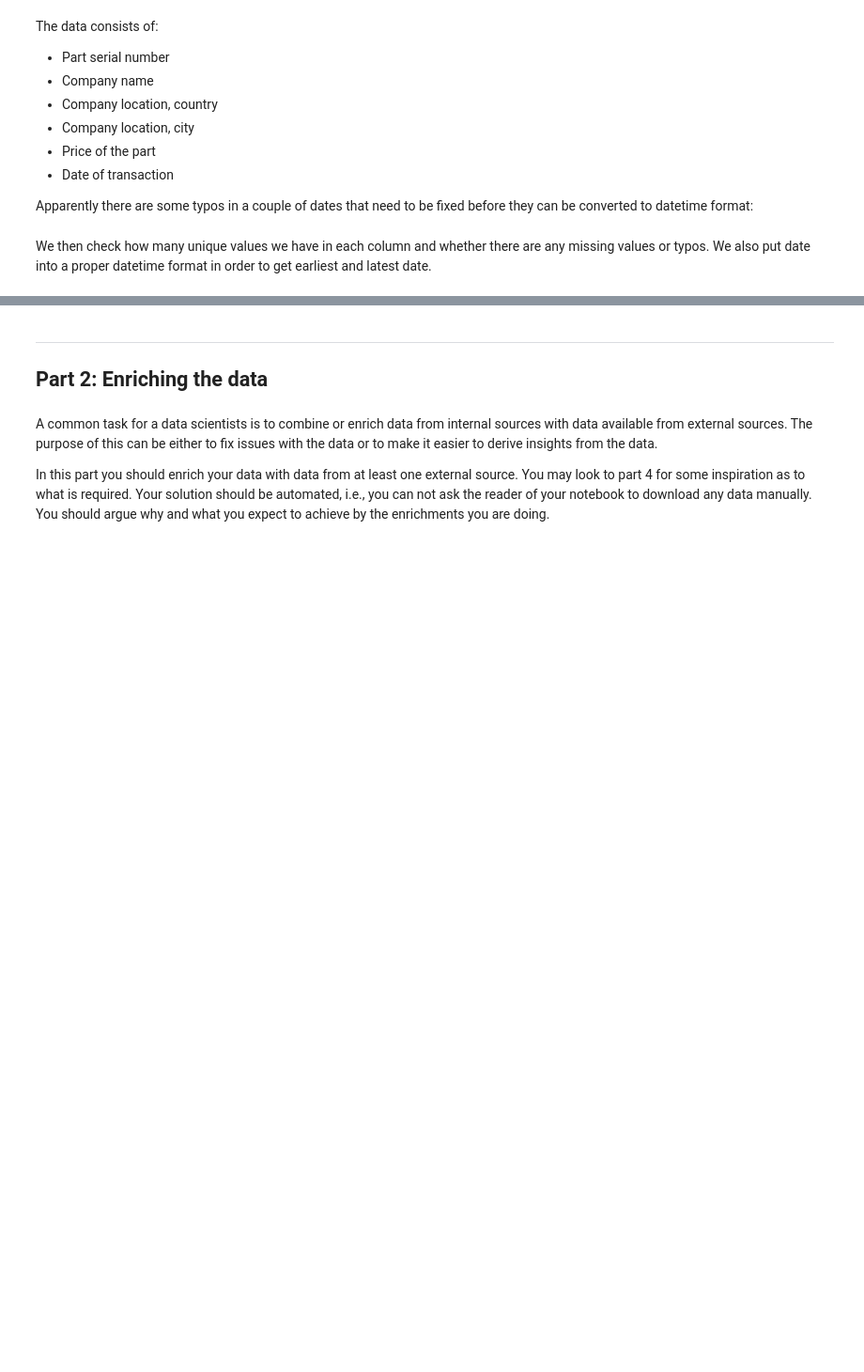
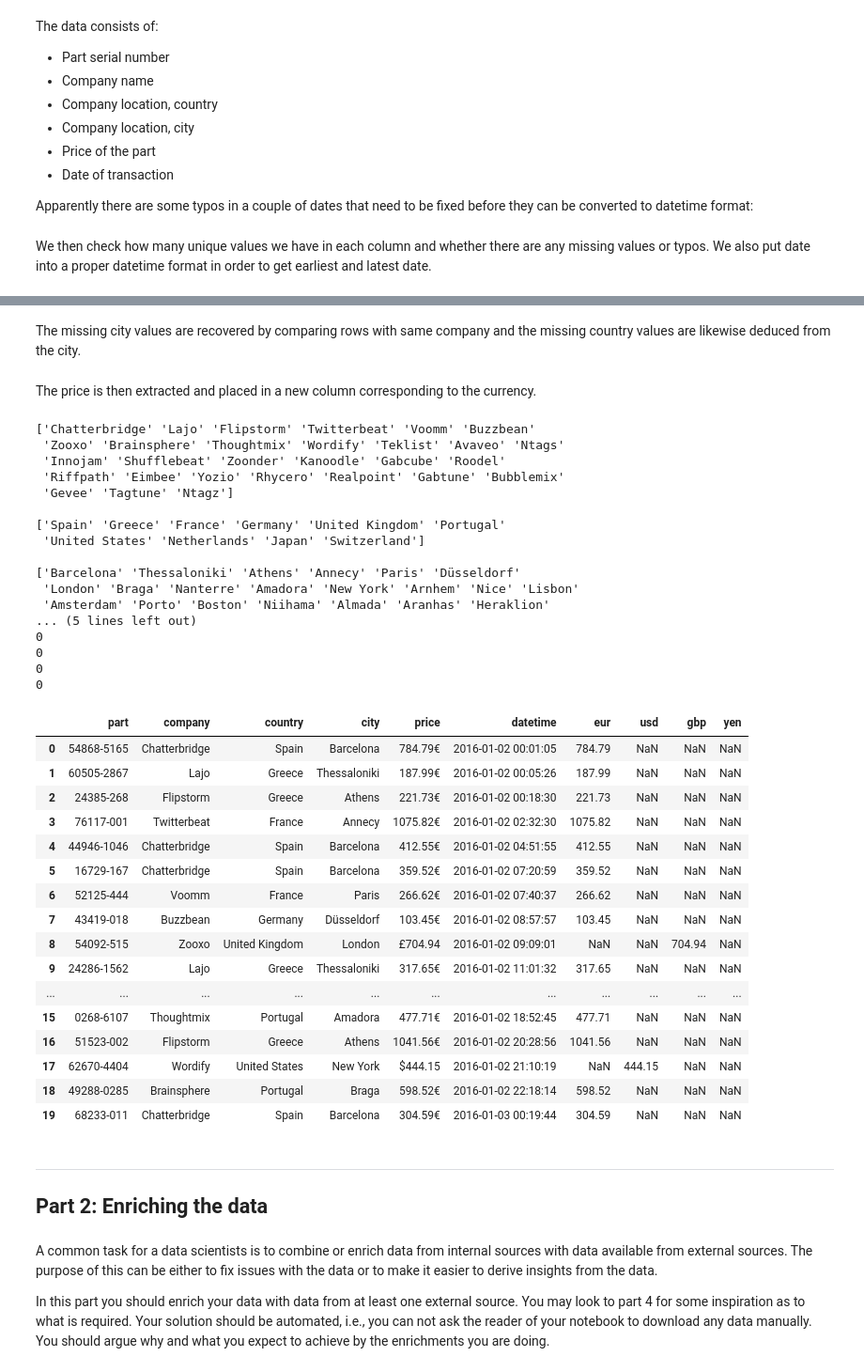
Before and after one commit to grimurz/project1, a Jupyter notebook: Project 1 - Customer Database.ipynb, the cells around one changed output, grey strips where cells are left out. Shown: that part at 94% size. Saved outputs shown, nothing was run; the diff lists cells and outputs as text; code cells hidden in the pictures; blank space fills up the shorter version.

```diff
--- a/Project 1 - Customer Database.ipynb
+++ b/Project 1 - Customer Database.ipynb
@@ -170,15 +164,22 @@ Lets start with fixing typos in country and city. We'll also add the correct cur
 # %%
 dfc = df # df cleaned
 
+dfc['company'] = df['company'].replace({'Laj0':'Lajo','Zooxo.':'Zooxo','Thoughtmixz':'Thoughtmix'})
 dfc['country'] = df['country'].replace({'Tyskland':'Germany', 'US':'United States', 'Portuga':'Portugal'})
 dfc['city'] = df['city'].replace({'Amadora\t':'Amadora'})
 
-print(dfc.country.unique(), '\n')
-print(dfc.city.unique(), '\n')
+dfc = dfc[dfc.company != ' -']
+dfc = dfc[dfc.company != ' a']
+dfc = dfc[dfc.company != 'aa']
+
+dfc = dfc[dfc.price != '-']
+dfc = dfc[dfc.price != 'void']
+dfc = dfc[dfc.price != 'na']
+dfc = dfc[dfc.price.isna()==False]
 
 dfc.iloc[[2414],[4]] = dfc.iloc[[2414],[4]] + '€'
 dfc.iloc[[2415],[4]] = dfc.iloc[[2415],[4]] + '€'
 dfc.iloc[[2526],[4]] = dfc.iloc[[2526],[4]] + '€'
 dfc.iloc[[2528],[4]] = dfc.iloc[[2528],[4]] + '€'
 
-#dfc[dfc['price'].str.contains("[£$¥€]")==False]
+# dfc[dfc['price'].str.contains("[£$¥€]")==False]
@@ -206,0 +186,2 @@ dfc.iloc[[2528],[4]] = dfc.iloc[[2528],[4]] + '€'
+# %% [markdown]
+The missing city values are recovered by comparing rows with same company and the missing country values are likewise deduced from the city.
@@ -206,0 +233,63 @@ dfc.iloc[[2528],[4]] = dfc.iloc[[2528],[4]] + '€'
+# %% [markdown]
+The price is then extracted and placed in a new column corresponding to the currency.
+# %%
+dfc['eur'] = np.where(dfc['price'].str.contains("€")==True, dfc['price'].map(lambda x: x.lstrip('€').rstrip('€')), None)
+dfc['usd'] = np.where(dfc['price'].str.contains("\$")==True, dfc['price'].map(lambda x: x.lstrip('$').rstrip('$')), None)
+dfc['gbp'] = np.where(dfc['price'].str.contains("£")==True, dfc['price'].map(lambda x: x.lstrip('£').rstrip('£')), None)
+dfc['yen'] = np.where(dfc['price'].str.contains("¥")==True, dfc['price'].map(lambda x: x.lstrip('¥').rstrip('¥')), None)
+
+dfc['eur'] = dfc['eur'].astype(float)
+dfc['usd'] = dfc['usd'].astype(float)
+dfc['gbp'] = dfc['gbp'].astype(float)
+dfc['yen'] = dfc['yen'].astype(float)
+
+#dfc.head(20)
+# %%
+#print(dfc.part.unique(), '\n')
+print(dfc.company.unique(), '\n')
+print(dfc.country.unique(), '\n')
+print(dfc.city.unique(), '\n')
+
+print(len(dfc[dfc.part.isna()==True]))
+print(len(dfc[dfc.company.isna()==True]))
+print(len(dfc[dfc.country.isna()==True]))
+print(len(dfc[dfc.city.isna()==True]))
+print(len(dfc[dfc.price.isna()==True]))
+print(len(dfc[dfc.datetime.isna()==True]))
+
+dfc.head(20)
+# %% [output]
+['Chatterbridge' 'Lajo' 'Flipstorm' 'Twitterbeat' 'Voomm' 'Buzzbean'
+ 'Zooxo' 'Brainsphere' 'Thoughtmix' 'Wordify' 'Teklist' 'Avaveo' 'Ntags'
+ 'Innojam' 'Shufflebeat' 'Zoonder' 'Kanoodle' 'Gabcube' 'Roodel'
+ 'Riffpath' 'Eimbee' 'Yozio' 'Rhycero' 'Realpoint' 'Gabtune' 'Bubblemix'
+ 'Gevee' 'Tagtune' 'Ntagz']
+
+['Spain' 'Greece' 'France' 'Germany' 'United Kingdom' 'Portugal'
+ 'United States' 'Netherlands' 'Japan' 'Switzerland']
+
+['Barcelona' 'Thessaloniki' 'Athens' 'Annecy' 'Paris' 'Düsseldorf'
+ 'London' 'Braga' 'Nanterre' 'Amadora' 'New York' 'Arnhem' 'Nice' 'Lisbon'
+ 'Amsterdam' 'Porto' 'Boston' 'Niihama' 'Almada' 'Aranhas' 'Heraklion'
+... (5 lines left out)
+0
+0
+0
+0
+|  | part | company | country | city | price | datetime | eur | usd | gbp | yen |
+| 0 | 54868-5165 | Chatterbridge | Spain | Barcelona | 784.79€ | 2016-01-02 00:01:05 | 784.79 | NaN | NaN | NaN |
+| 1 | 60505-2867 | Lajo | Greece | Thessaloniki | 187.99€ | 2016-01-02 00:05:26 | 187.99 | NaN | NaN | NaN |
+| 2 | 24385-268 | Flipstorm | Greece | Athens | 221.73€ | 2016-01-02 00:18:30 | 221.73 | NaN | NaN | NaN |
+| 3 | 76117-001 | Twitterbeat | France | Annecy | 1075.82€ | 2016-01-02 02:32:30 | 1075.82 | NaN | NaN | NaN |
+| 4 | 44946-1046 | Chatterbridge | Spain | Barcelona | 412.55€ | 2016-01-02 04:51:55 | 412.55 | NaN | NaN | NaN |
+| 5 | 16729-167 | Chatterbridge | Spain | Barcelona | 359.52€ | 2016-01-02 07:20:59 | 359.52 | NaN | NaN | NaN |
+| 6 | 52125-444 | Voomm | France | Paris | 266.62€ | 2016-01-02 07:40:37 | 266.62 | NaN | NaN | NaN |
+| 7 | 43419-018 | Buzzbean | Germany | Düsseldorf | 103.45€ | 2016-01-02 08:57:57 | 103.45 | NaN | NaN | NaN |
+| 8 | 54092-515 | Zooxo | United Kingdom | London | £704.94 | 2016-01-02 09:09:01 | NaN | NaN | 704.94 | NaN |
+| 9 | 24286-1562 | Lajo | Greece | Thessaloniki | 317.65€ | 2016-01-02 11:01:32 | 317.65 | NaN | NaN | NaN |
+| ... | ... | ... | ... | ... | ... | ... | ... | ... | ... | ... |
+| 15 | 0268-6107 | Thoughtmix | Portugal | Amadora | 477.71€ | 2016-01-02 18:52:45 | 477.71 | NaN | NaN | NaN |
+| 16 | 51523-002 | Flipstorm | Greece | Athens | 1041.56€ | 2016-01-02 20:28:56 | 1041.56 | NaN | NaN | NaN |
+| 17 | 62670-4404 | Wordify | United States | New York | $444.15 | 2016-01-02 21:10:19 | NaN | 444.15 | NaN | NaN |
+| 18 | 49288-0285 | Brainsphere | Portugal | Braga | 598.52€ | 2016-01-02 22:18:14 | 598.52 | NaN | NaN | NaN |
+| 19 | 68233-011 | Chatterbridge | Spain | Barcelona | 304.59€ | 2016-01-03 00:19:44 | 304.59 | NaN | NaN | NaN |
```
Also changed, not shown: parts of 7 cells of this notebook.
